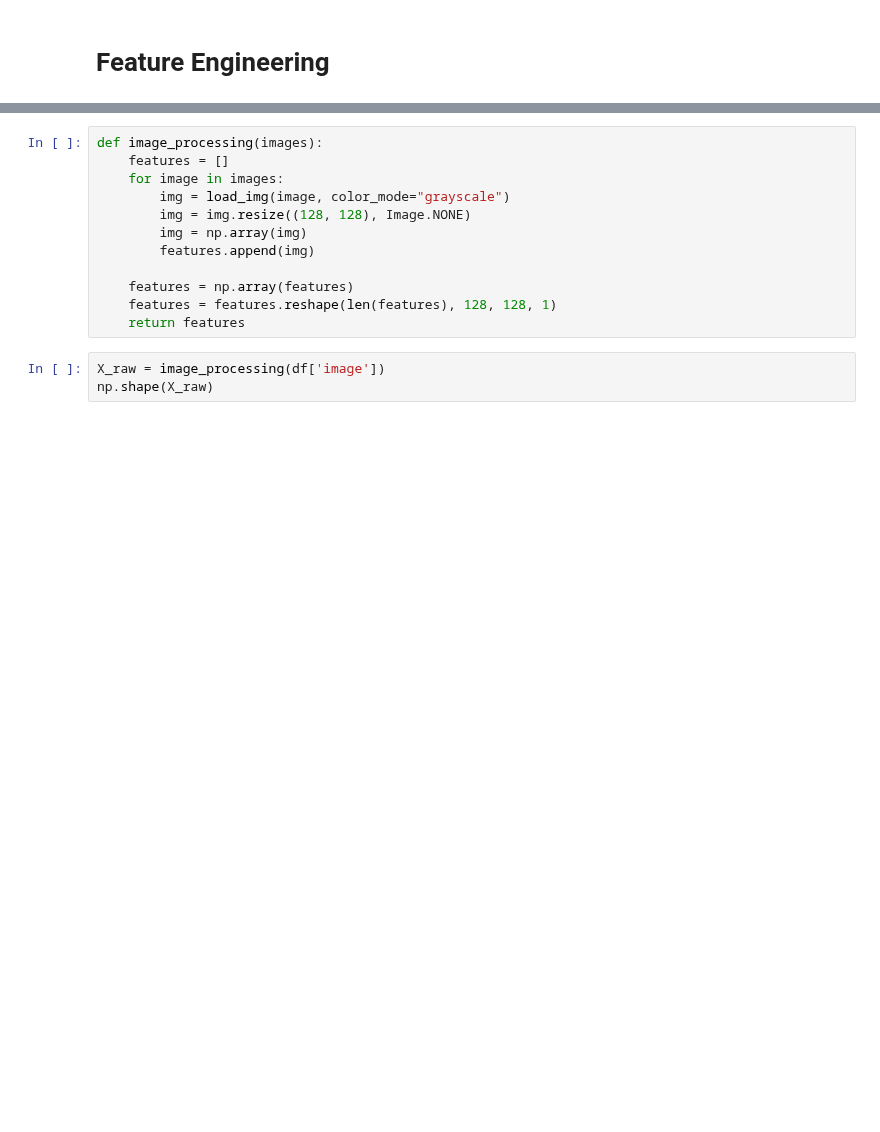
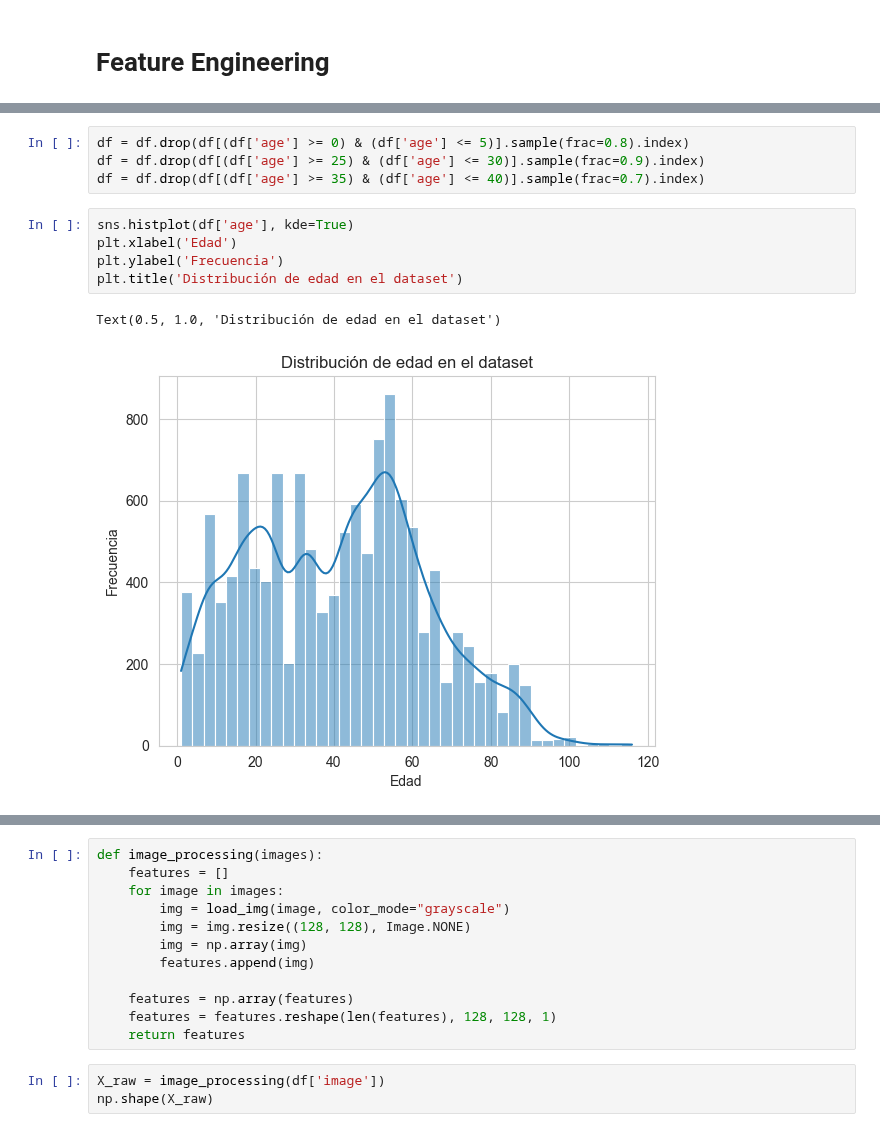
Before and after one commit to danib08/Reconocimiento-de-Patrones, a Jupyter notebook: Proyecto2.ipynb, the cells around one changed output, grey strips where cells are left out. Cells and saved outputs as stored; diff of their text form; blank space fills up the shorter version.

```diff
--- a/Proyecto2.ipynb
+++ b/Proyecto2.ipynb
@@ -83,0 +94,12 @@ sns.histplot(df['age'])
+# %%
+df = df.drop(df[(df['age'] >= 0) & (df['age'] <= 5)].sample(frac=0.8).index)
+df = df.drop(df[(df['age'] >= 25) & (df['age'] <= 30)].sample(frac=0.9).index)
+df = df.drop(df[(df['age'] >= 35) & (df['age'] <= 40)].sample(frac=0.7).index)
+# %%
+sns.histplot(df['age'], kde=True)
+plt.xlabel('Edad')
+plt.ylabel('Frecuencia')
+plt.title('Distribución de edad en el dataset')
+# %% [output]
+Text(0.5, 1.0, 'Distribución de edad en el dataset')
+[figure, added]
```
Also changed, not shown: parts of 18 cells of this notebook.
